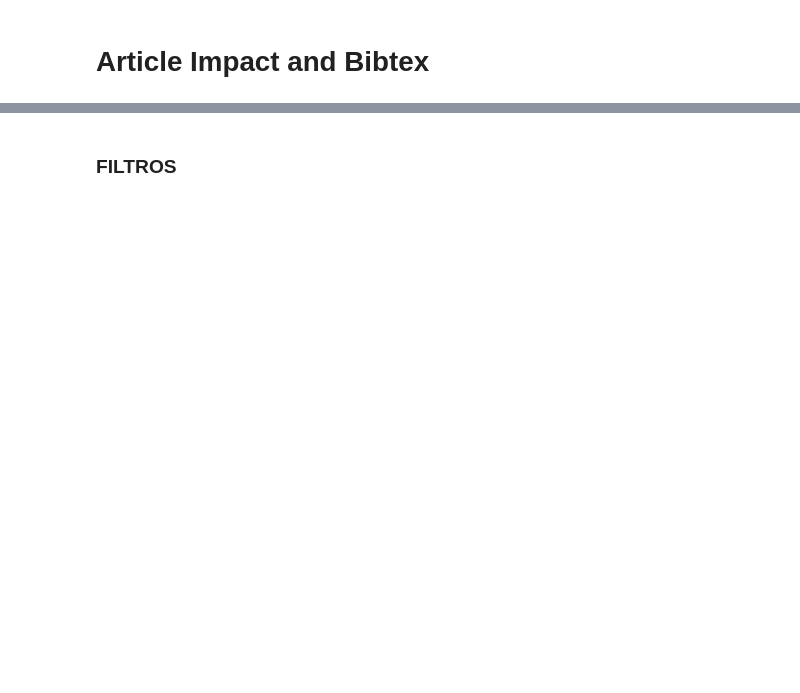
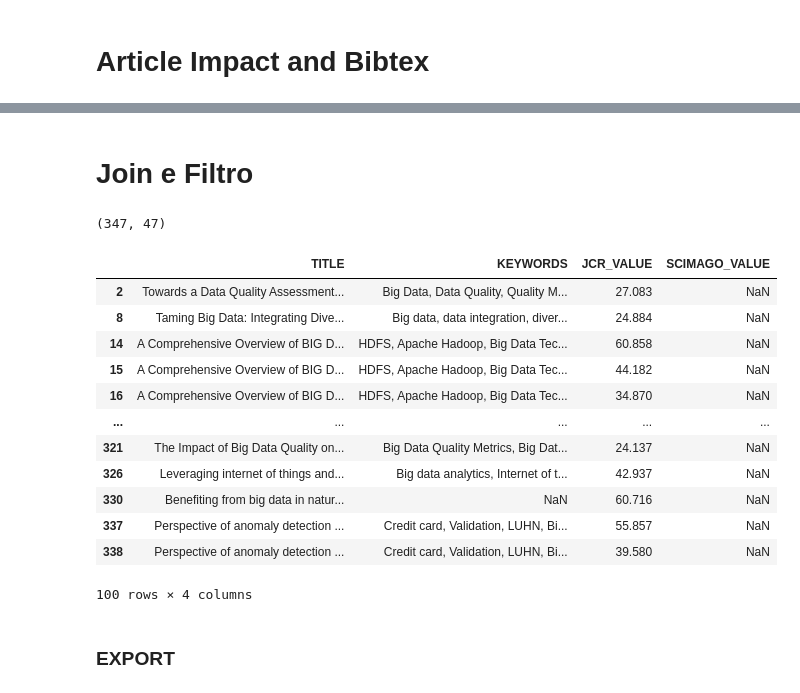
Before and after one commit to cnjraad/MBA_PyForDE, a Jupyter notebook: script_analisa_bibtex/aula_2_analisa_bibtex.ipynb, the cells around one changed output, grey strips where cells are left out. Saved outputs shown, nothing was run; the diff lists cells and outputs as text; code cells hidden in the pictures; blank space fills up the shorter version.

```diff
--- a/script_analisa_bibtex/aula_2_analisa_bibtex.ipynb
+++ b/script_analisa_bibtex/aula_2_analisa_bibtex.ipynb
@@ -145,0 +135,18 @@ df_bibtex_impact = df_bibtex.merge(df_scimagojr_jcs, how='left', on='Title', suf
+# %%
+
+df_bibtex = unionDf
+df_bibtex.columns = list(map(lambda col: col.upper(), df_bibtex.columns))
+df_scimagojr_jcs.columns = list(map(lambda col: col.upper(), df_scimagojr_jcs.columns))
+
+df_scimagojr_jcs.rename(columns ={'JOURNAL IMPACT FACTOR':'JCR_VALUE'}, inplace=True)
+df_scimagojr_jcs.rename(columns ={'SJR':'SCIMAGO_VALUE'}, inplace=True)
+
+dict_treat_data = {'': np.nan, None: np.nan, 'Not Available': np.nan}
+df_scimagojr_jcs.SCIMAGO_VALUE.replace(to_replace=dict_treat_data, inplace=True)
+df_scimagojr_jcs.JCR_VALUE.replace(to_replace=dict_treat_data, inplace=True)
+
+# np.nan já é float
+df_scimagojr_jcs.JCR_VALUE[df_scimagojr_jcs.JCR_VALUE.notnull()] = [x.replace(',','.') for x in df_scimagojr_jcs.JCR_VALUE if type(x) != float]
+df_scimagojr_jcs.SCIMAGO_VALUE[df_scimagojr_jcs.SCIMAGO_VALUE.notnull()] = [x.replace(',','.') for x in df_scimagojr_jcs.SCIMAGO_VALUE if type(x) != float]
+df_scimagojr_jcs.JCR_VALUE = pd.to_numeric(df_scimagojr_jcs.JCR_VALUE)
+df_scimagojr_jcs.SCIMAGO_VALUE = pd.to_numeric(df_scimagojr_jcs.SCIMAGO_VALUE)
@@ -145,0 +164,8 @@ df_bibtex_impact = df_bibtex.merge(df_scimagojr_jcs, how='left', on='Title', suf
+# %%
+# Subistitui df_scimagojr_jcs com tilulos aleatorios do bibtex
+np.random.seed(0)
+title_number = 100
+title_sample = list(unionDf.TITLE.iloc[np.random.randint(0,len(unionDf),title_number)])
+
+for indice, title in list(zip(np.arange(0,title_number),title_sample)):
+	df_scimagojr_jcs.TITLE.loc[indice] = title
@@ -146,2 +190,39 @@ df_bibtex_impact = df_bibtex.merge(df_scimagojr_jcs, how='left', on='Title', suf
+# %% [markdown]
+# Join e Filtro
+# %%
+# JOIN
+df_bibtex_impact = df_bibtex.merge(df_scimagojr_jcs, how='left', on='TITLE', suffixes=['_1','_2'])
+
+df_bibtex_impact.loc[
+	(df_bibtex_impact.TITLE.str.contains("{}".format(config_file['TITLE']), case=False)) |
+	(df_bibtex_impact.KEYWORDS.str.contains("{}".format(config_file['KEYWORDS']), case=False)) |
+	(df_bibtex_impact.ABSTRACT.str.contains("{}".format(config_file['ABSTRACT']), case=False)) |
+	(df_bibtex_impact.YEAR.str.contains("{}".format(config_file['YEAR']), case=False)) |
+	(df_bibtex_impact.TYPE.str.contains("{}".format(config_file['TYPE_PUBLICATION']), case=False)) |
+	(df_bibtex_impact.DOI.str.contains("{}".format(config_file['DOI']), case=False)) |
+	(df_bibtex_impact['JCR_VALUE'] == config_file['SCIMAGO_VALUE']) |
+	(df_bibtex_impact['SCIMAGO_VALUE'] == config_file['SCIMAGO_VALUE'])
+	]
+
+df_bibtex_impact.shape
+# %% [output]
+(347, 47)
+# %%
+df_bibtex_impact.loc[df_bibtex_impact['JCR_VALUE'].notnull()]\
+	[['TITLE','KEYWORDS','JCR_VALUE','SCIMAGO_VALUE']]
+# %% [output]
+|  | TITLE | KEYWORDS | JCR_VALUE | SCIMAGO_VALUE |
+| 2 | Towards a Data Quality Assessment... | Big Data, Data Quality, Quality M... | 27.083 | NaN |
+| 8 | Taming Big Data: Integrating Dive... | Big data, data integration, diver... | 24.884 | NaN |
+| 14 | A Comprehensive Overview of BIG D... | HDFS, Apache Hadoop, Big Data Tec... | 60.858 | NaN |
+| 15 | A Comprehensive Overview of BIG D... | HDFS, Apache Hadoop, Big Data Tec... | 44.182 | NaN |
+| 16 | A Comprehensive Overview of BIG D... | HDFS, Apache Hadoop, Big Data Tec... | 34.870 | NaN |
+| ... | ... | ... | ... | ... |
+| 321 | The Impact of Big Data Quality on... | Big Data Quality Metrics, Big Dat... | 24.137 | NaN |
+| 326 | Leveraging internet of things and... | Big data analytics, Internet of t... | 42.937 | NaN |
+| 330 | Benefiting from big data in natur... | NaN | 60.716 | NaN |
+| 337 | Perspective of anomaly detection ... | Credit card, Validation, LUHN, Bi... | 55.857 | NaN |
+| 338 | Perspective of anomaly detection ... | Credit card, Validation, LUHN, Bi... | 39.580 | NaN |
+100 rows × 4 columns
 # %% [markdown]
-### FILTROS
+### EXPORT
```
Also changed, not shown: parts of 13 cells of this notebook, 4 other files.
